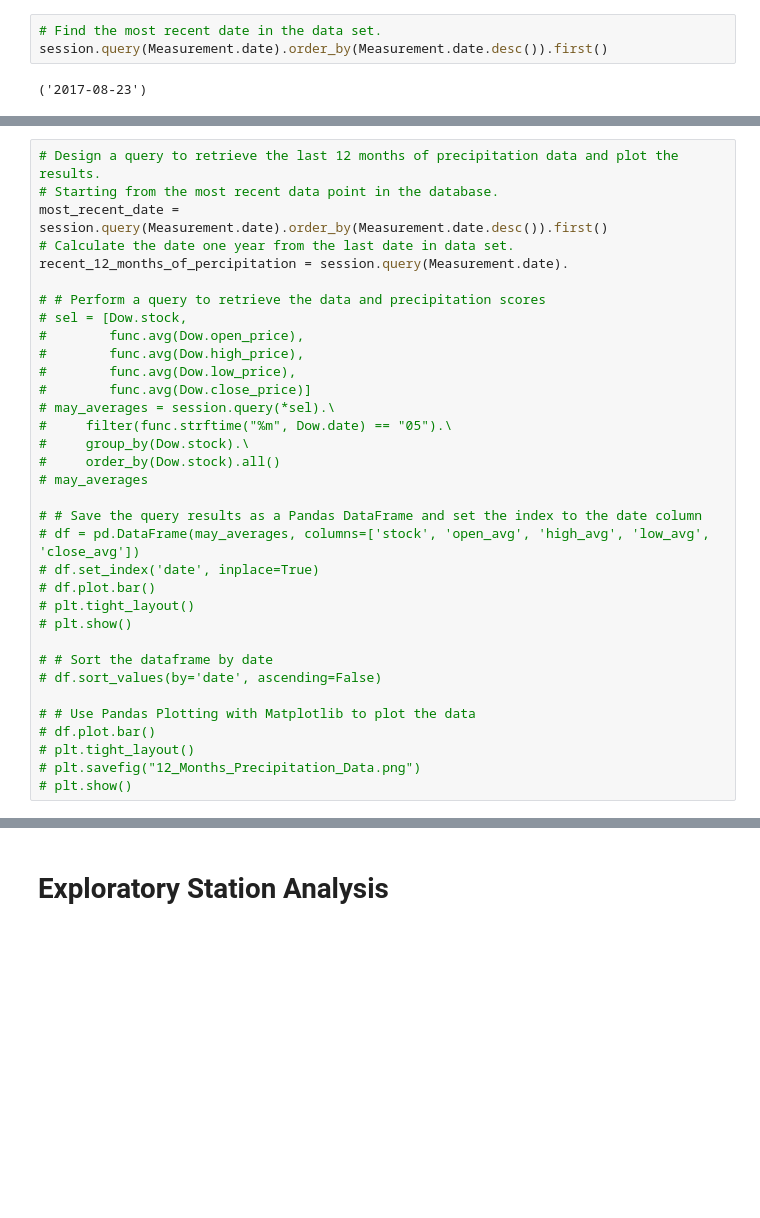
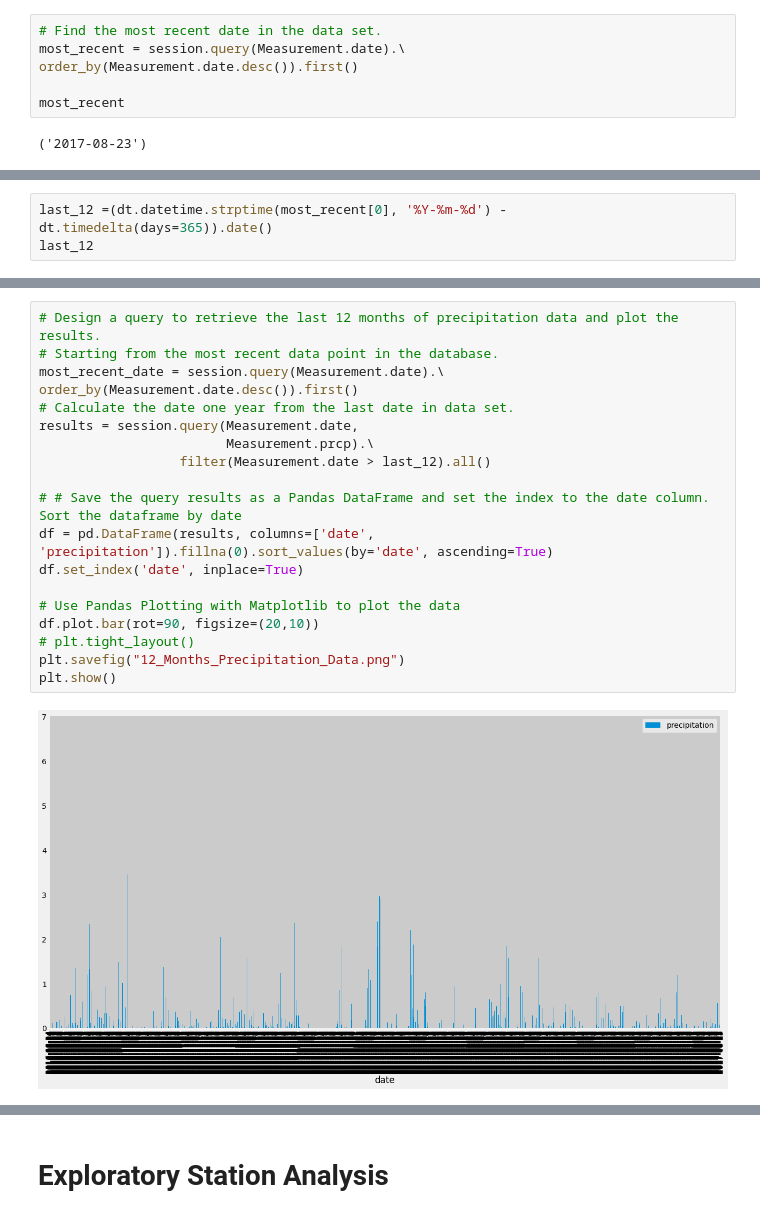
Before and after one commit to llhabers/sqlalchemy-challenge, a Jupyter notebook: SQLA.ipynb, the cells around one changed output, grey strips where cells are left out. Drawn from its saved outputs; the diff is of its cells as text; blank space fills up the shorter version.

```diff
--- a/SQLA.ipynb
+++ b/SQLA.ipynb
@@ -85,5 +85,8 @@ session.query(Measurement.date, Measurement.prcp).order_by(Measurement.date.desc
 # %%
 # Find the most recent date in the data set.
-session.query(Measurement.date).order_by(Measurement.date.desc()).first()
+most_recent = session.query(Measurement.date).\
+order_by(Measurement.date.desc()).first()
+
+most_recent
 # %% [output]
 ('2017-08-23')
@@ -91,0 +93,3 @@ engine.execute('SELECT * FROM measurement LIMIT 10').fetchall()
+# %%
+last_12 =(dt.datetime.strptime(most_recent[0], '%Y-%m-%d') - dt.timedelta(days=365)).date()
+last_12
@@ -92,36 +131,23 @@ engine.execute('SELECT * FROM measurement LIMIT 10').fetchall()
 # %%
 # Design a query to retrieve the last 12 months of precipitation data and plot the results.
 # Starting from the most recent data point in the database.
-most_recent_date = session.query(Measurement.date).order_by(Measurement.date.desc()).first()
+most_recent_date = session.query(Measurement.date).\
+order_by(Measurement.date.desc()).first()
 # Calculate the date one year from the last date in data set.
-recent_12_months_of_percipitation = session.query(Measurement.date).
+results = session.query(Measurement.date,
+                        Measurement.prcp).\
+                  filter(Measurement.date > last_12).all()
 
-# # Perform a query to retrieve the data and precipitation scores
-# sel = [Dow.stock,
-#        func.avg(Dow.open_price),
-#        func.avg(Dow.high_price),
-#        func.avg(Dow.low_price),
-#        func.avg(Dow.close_price)]
-# may_averages = session.query(*sel).\
-#     filter(func.strftime("%m", Dow.date) == "05").\
-#     group_by(Dow.stock).\
-#     order_by(Dow.stock).all()
-# may_averages
+# # Save the query results as a Pandas DataFrame and set the index to the date column. Sort the dataframe by date
+df = pd.DataFrame(results, columns=['date', 'precipitation']).fillna(0).sort_values(by='date', ascending=True)
+df.set_index('date', inplace=True)
 
-# # Save the query results as a Pandas DataFrame and set the index to the date column
-# df = pd.DataFrame(may_averages, columns=['stock', 'open_avg', 'high_avg', 'low_avg', 'close_avg'])
-# df.set_index('date', inplace=True)
-# df.plot.bar()
+# Use Pandas Plotting with Matplotlib to plot the data
+df.plot.bar(rot=90, figsize=(20,10))
 # plt.tight_layout()
-# plt.show()
-
-# # Sort the dataframe by date
-# df.sort_values(by='date', ascending=False)
-
-# # Use Pandas Plotting with Matplotlib to plot the data
-# df.plot.bar()
-# plt.tight_layout()
-# plt.savefig("12_Months_Precipitation_Data.png")
-# plt.show()
+plt.savefig("12_Months_Precipitation_Data.png")
+plt.show()
+# %% [output]
+[figure, added]
 # %%
  # Use Pandas to calcualte the summary statistics for the precipitation data
```
Also changed, not shown: parts of 8 cells of this notebook, 1 other file.
